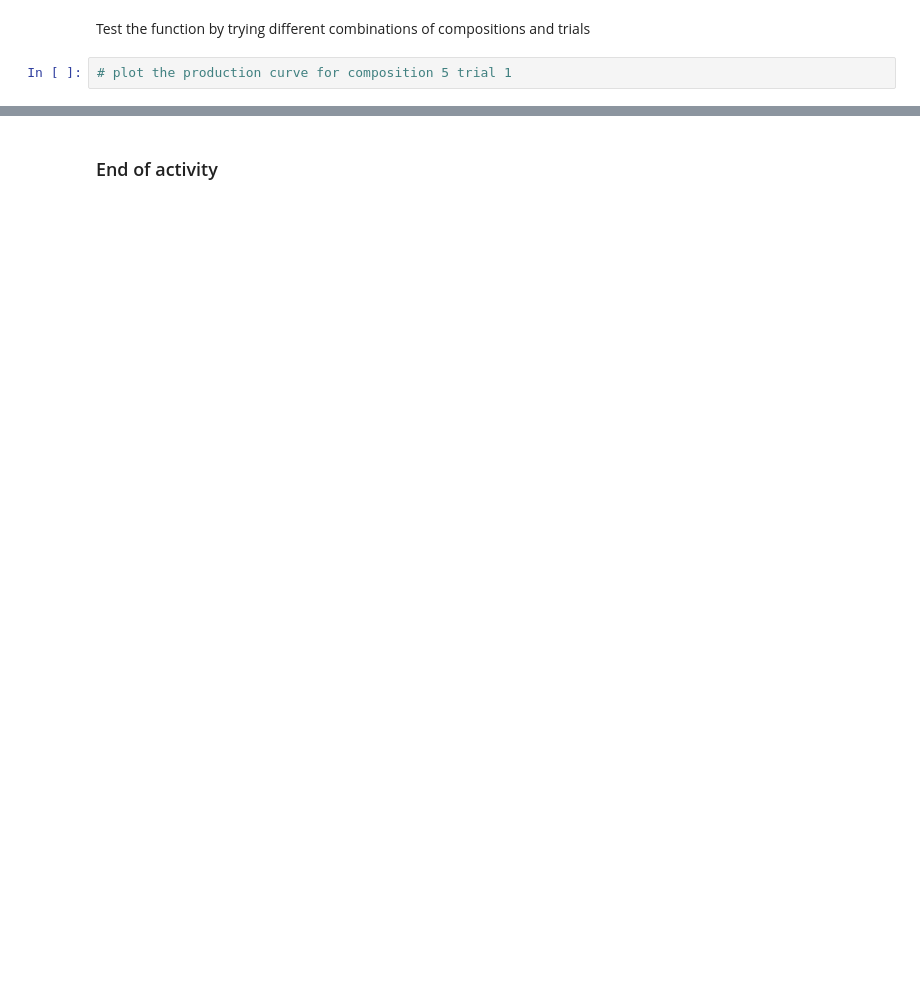
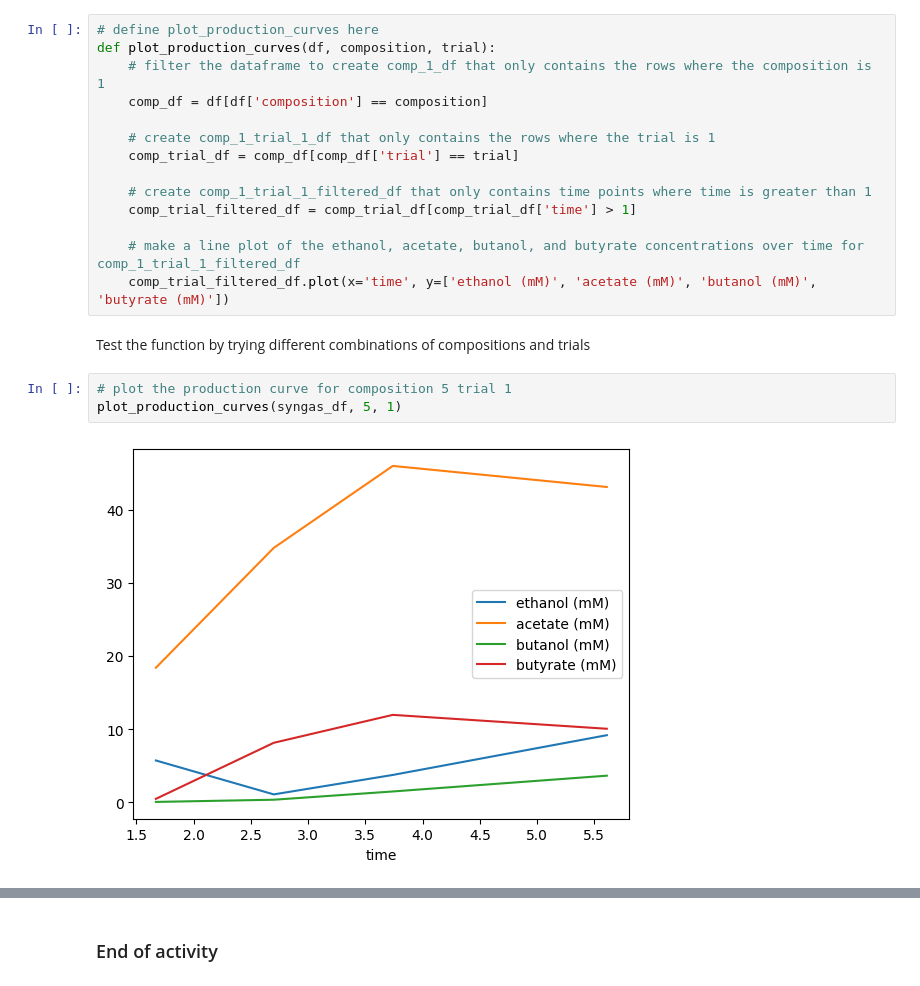
Before and after one commit to UH-MBBE/lecture-6-introduction-to-pandas-continued-garrettroell2, a Jupyter notebook: L6_Activity.ipynb, the cells around one changed output, grey strips where cells are left out. Saved outputs shown, nothing was run; the diff lists cells and outputs as text; blank space fills up the shorter version.

```diff
--- a/L6_Activity.ipynb
+++ b/L6_Activity.ipynb
@@ -36,6 +87,23 @@ Now, let's consolidate our steps into a function called `plot_production_curves`
+# %%
+# define plot_production_curves here
+def plot_production_curves(df, composition, trial):
+    # filter the dataframe to create comp_1_df that only contains the rows where the composition is 1
+    comp_df = df[df['composition'] == composition]
+
+    # create comp_1_trial_1_df that only contains the rows where the trial is 1
+    comp_trial_df = comp_df[comp_df['trial'] == trial]
+
+    # create comp_1_trial_1_filtered_df that only contains time points where time is greater than 1
+    comp_trial_filtered_df = comp_trial_df[comp_trial_df['time'] > 1]
+
+    # make a line plot of the ethanol, acetate, butanol, and butyrate concentrations over time for comp_1_trial_1_filtered_df
+    comp_trial_filtered_df.plot(x='time', y=['ethanol (mM)', 'acetate (mM)', 'butanol (mM)', 'butyrate (mM)'])
 # %% [markdown]
 Test the function by trying different combinations of compositions and trials
 # %%
 # plot the production curve for composition 5 trial 1
+plot_production_curves(syngas_df, 5, 1)
+# %% [output]
+[figure, added]
 # %%
 # plot the production curve for composition 5 trial 2
```
Also changed, not shown: parts of 8 cells of this notebook.
